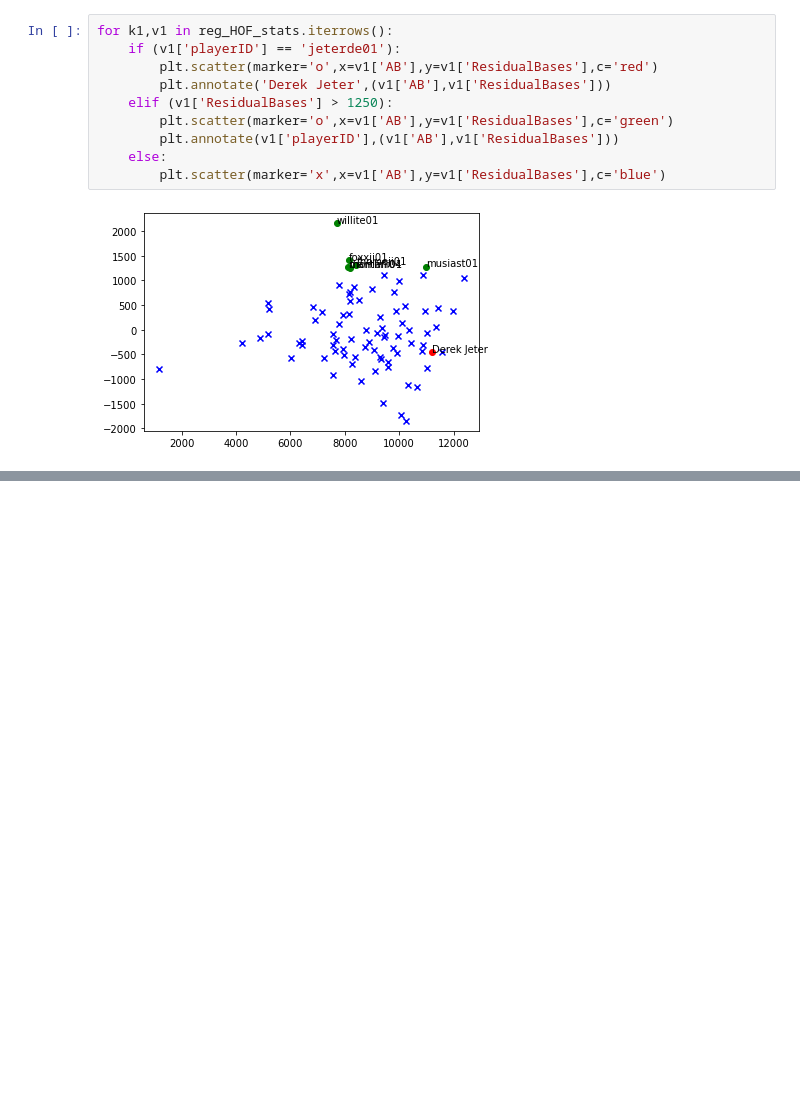
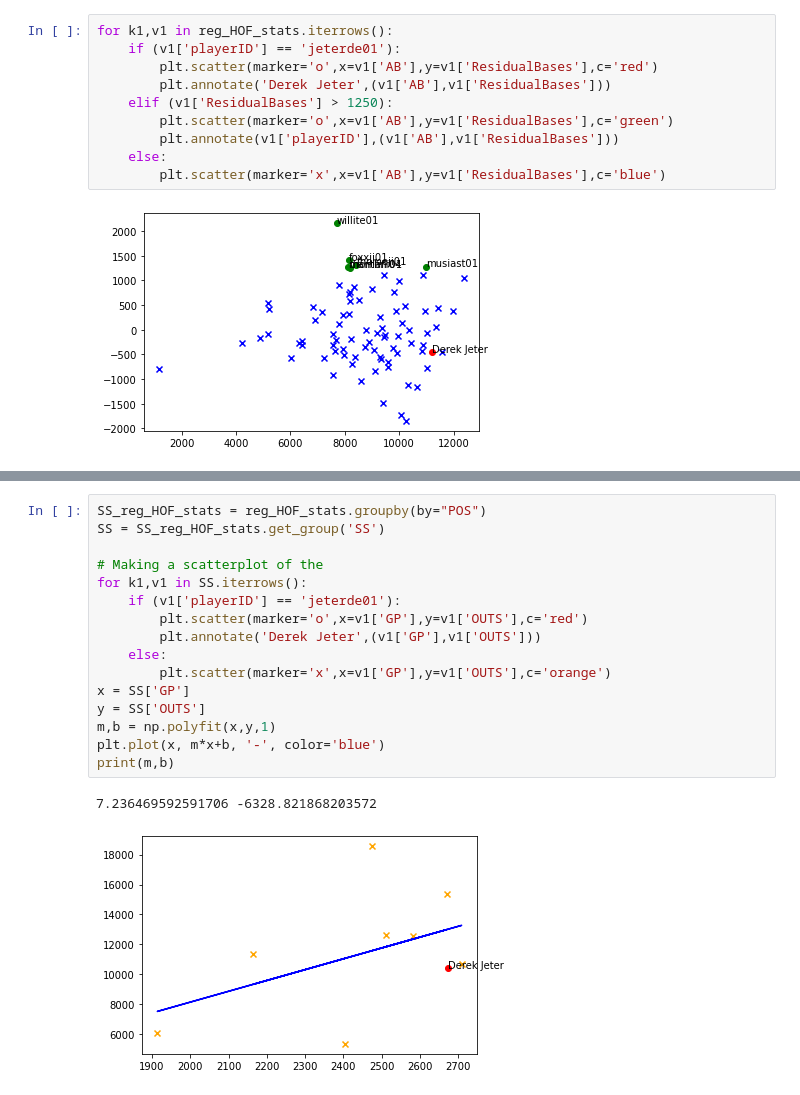
Before and after one commit to drob18/320FinalProject, a Jupyter notebook: Final.ipynb, the cells around one changed output, grey strips where cells are left out. Cells and saved outputs as stored; diff of their text form; blank space fills up the shorter version.

```diff
--- a/Final.ipynb
+++ b/Final.ipynb
@@ -372,0 +457,19 @@ SyntaxError: invalid syntax (<ipython-input-24-466e42e82b3f>, line 1)
+# %%
+SS_reg_HOF_stats = reg_HOF_stats.groupby(by="POS")
+SS = SS_reg_HOF_stats.get_group('SS')
+
+# Making a scatterplot of the
+for k1,v1 in SS.iterrows():
+    if (v1['playerID'] == 'jeterde01'):
+        plt.scatter(marker='o',x=v1['GP'],y=v1['OUTS'],c='red')
+        plt.annotate('Derek Jeter',(v1['GP'],v1['OUTS']))
+    else:
+        plt.scatter(marker='x',x=v1['GP'],y=v1['OUTS'],c='orange')
+x = SS['GP']
+y = SS['OUTS']
+m,b = np.polyfit(x,y,1)
+plt.plot(x, m*x+b, '-', color='blue')
+print(m,b)
+# %% [output]
+7.236469592591706 -6328.821868203572
+[figure, added]
```
Also changed, not shown: parts of 21 cells of this notebook.
